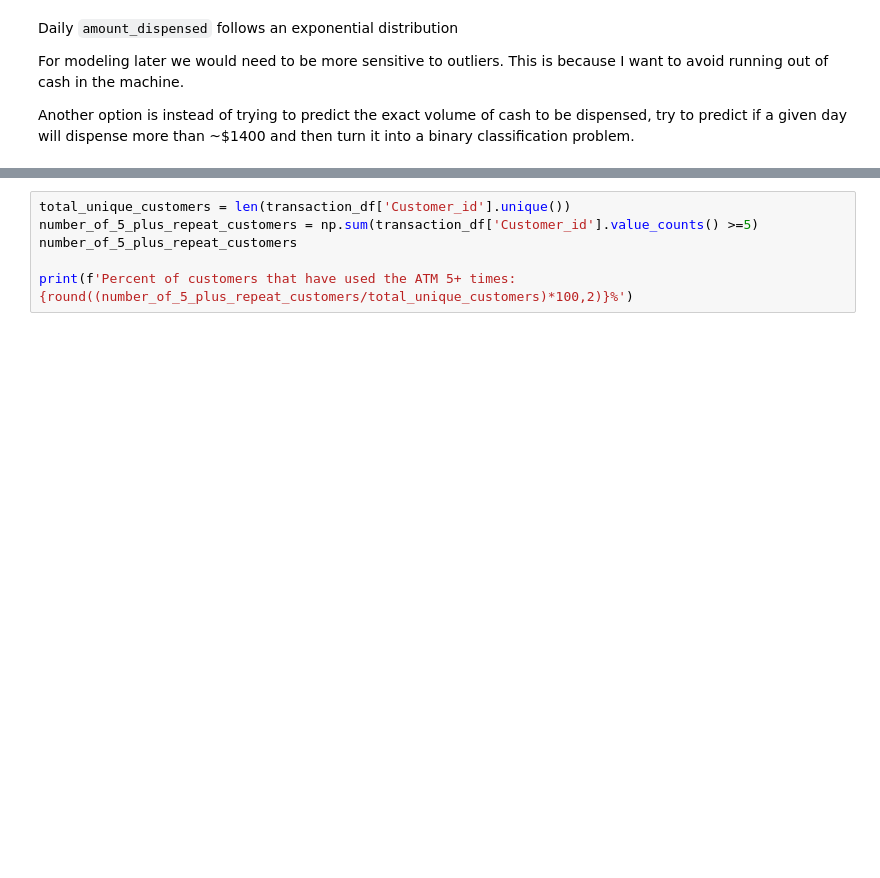
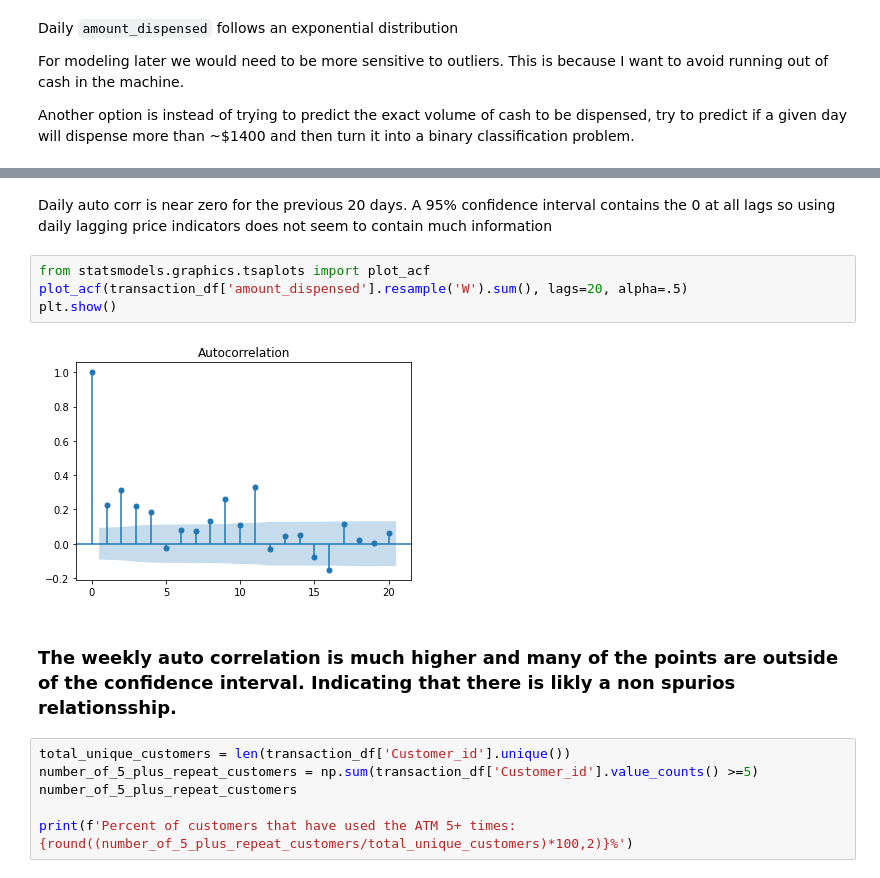
Before and after one commit to parkerburchett/Public-ATM, a Jupyter notebook: Exploratory Data Analysis.ipynb, the cells around one changed output, grey strips where cells are left out. Drawn from its saved outputs; the diff is of its cells as text; blank space fills up the shorter version.

```diff
--- a/Exploratory Data Analysis.ipynb
+++ b/Exploratory Data Analysis.ipynb
@@ -111,3 +115,13 @@ Another option is instead of trying to predict the exact volume of cash to be di
+# %% [markdown]
+Daily auto corr is near zero for the previous 20 days. A 95% confidence interval contains the 0 at all lags so using daily lagging price indicators does not seem to contain much information
+# %%
+from statsmodels.graphics.tsaplots import plot_acf
+plot_acf(transaction_df['amount_dispensed'].resample('W').sum(), lags=20, alpha=.5)
+plt.show()
+# %% [output]
+[figure, added]
+# %% [markdown]
+### The weekly auto correlation is much higher and many of the points are outside of the confidence interval. Indicating that there is likly a non spurios relationsship.
 # %%
 total_unique_customers = len(transaction_df['Customer_id'].unique())
 number_of_5_plus_repeat_customers = np.sum(transaction_df['Customer_id'].value_counts() >=5)
```
Also changed, not shown: parts of 4 cells of this notebook.
